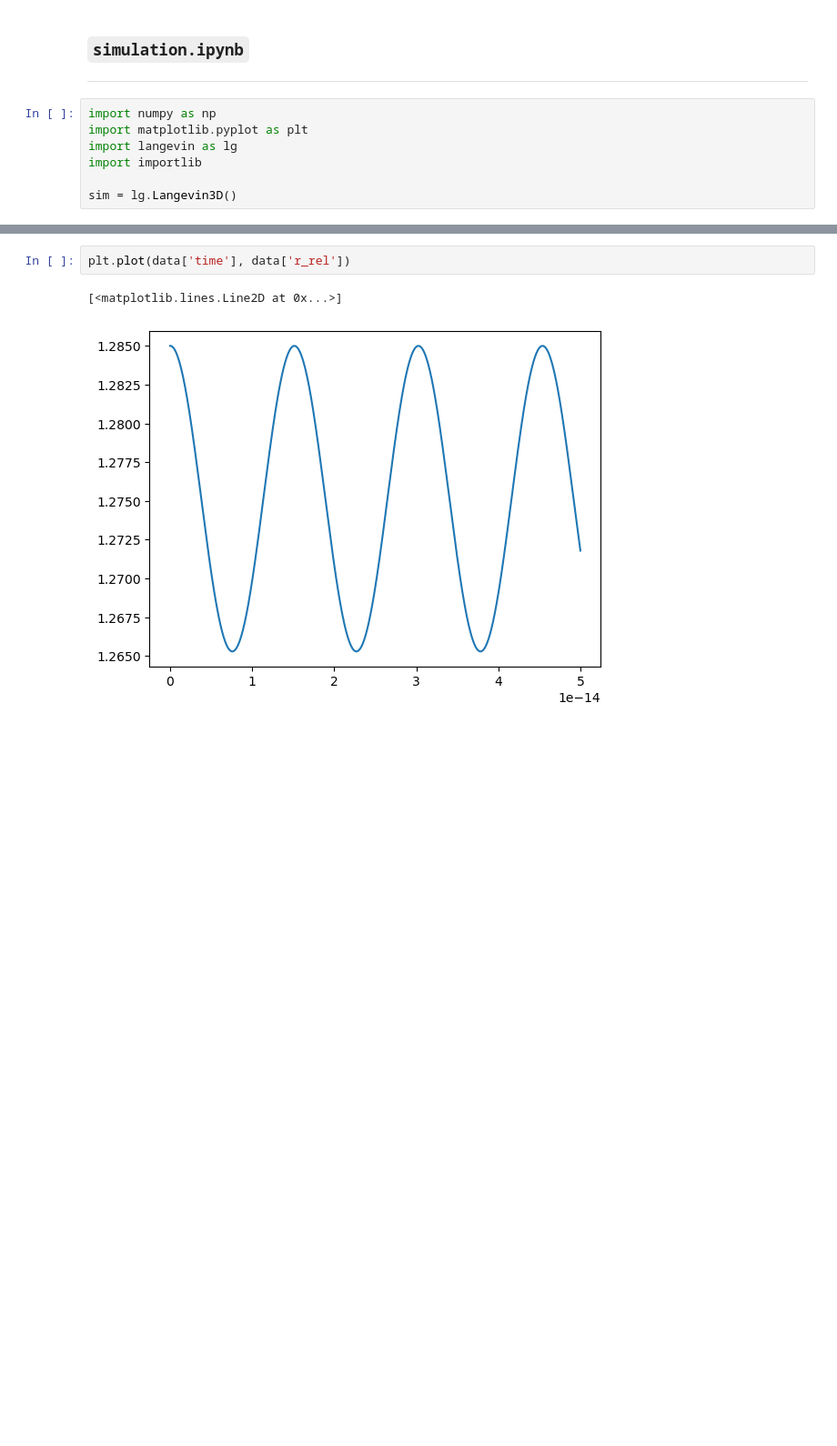
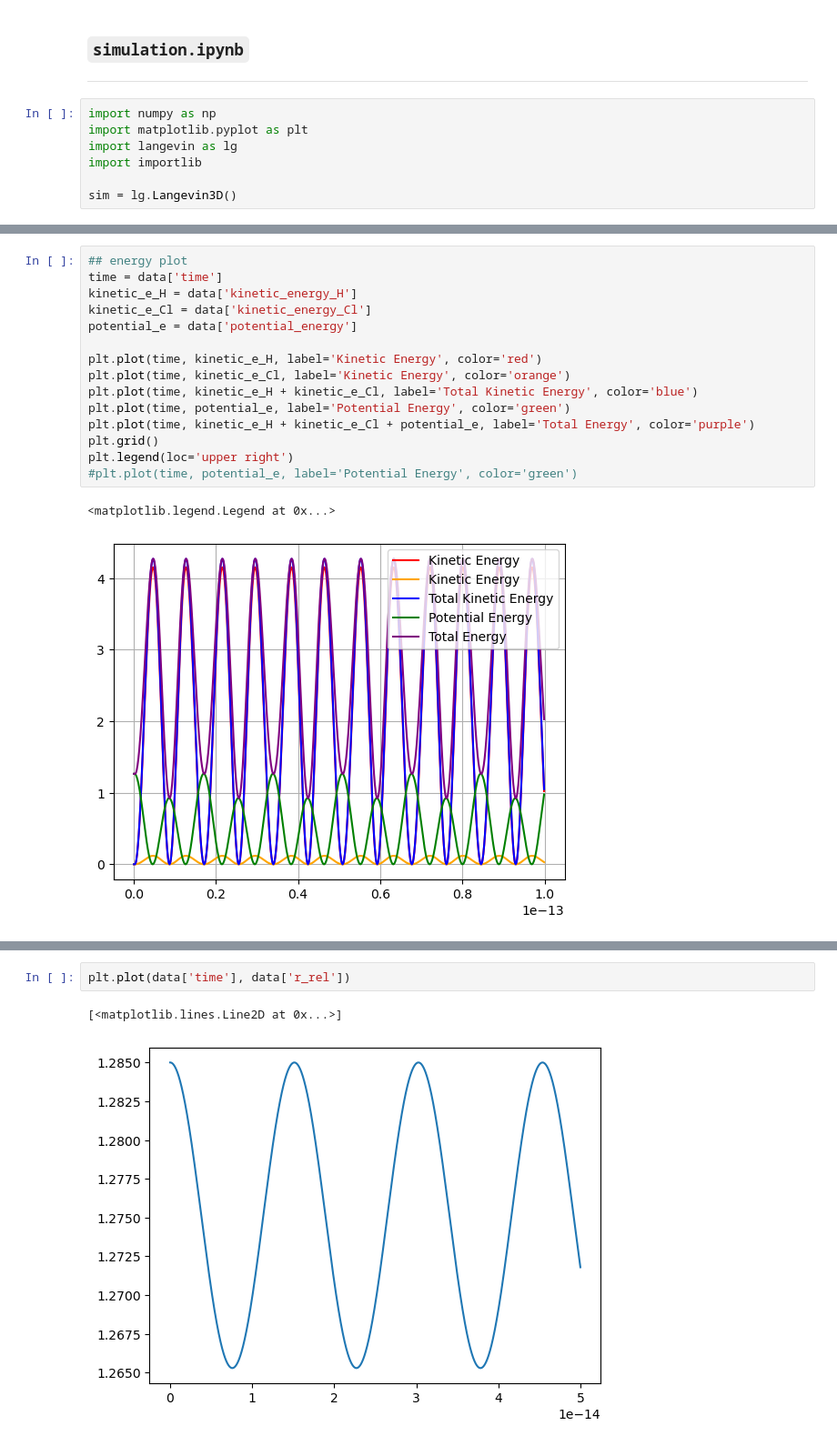
Before and after one commit to JeanCHDJdev/md-langevin, a Jupyter notebook: simulation.ipynb, the cells around one changed output, grey strips where cells are left out. Shown at 91% size. Saved outputs shown, nothing was run; the diff lists cells and outputs as text; blank space fills up the shorter version.

Commit message:
added energy calc

```diff
--- a/simulation.ipynb
+++ b/simulation.ipynb
@@ -37,3 +38,21 @@ plt.plot(data['time'], sim.r_0 * np.ones_like(data['time']), ls='--', color='red
+# %%
+## energy plot
+time = data['time']
+kinetic_e_H = data['kinetic_energy_H']
+kinetic_e_Cl = data['kinetic_energy_Cl']
+potential_e = data['potential_energy']
+
+plt.plot(time, kinetic_e_H, label='Kinetic Energy', color='red')
+plt.plot(time, kinetic_e_Cl, label='Kinetic Energy', color='orange')
+plt.plot(time, kinetic_e_H + kinetic_e_Cl, label='Total Kinetic Energy', color='blue')
+plt.plot(time, potential_e, label='Potential Energy', color='green')
+plt.plot(time, kinetic_e_H + kinetic_e_Cl + potential_e, label='Total Energy', color='purple')
+plt.grid()
+plt.legend(loc='upper right')
+#plt.plot(time, potential_e, label='Potential Energy', color='green')
+# %% [output]
+<matplotlib.legend.Legend at 0x...>
+[figure, added]
 # %%
 ## 3D position of r_Cl, r_H over time
 r_cl = data['r_Cl']
```
Also changed, not shown: parts of 4 cells of this notebook, 1 other file.
